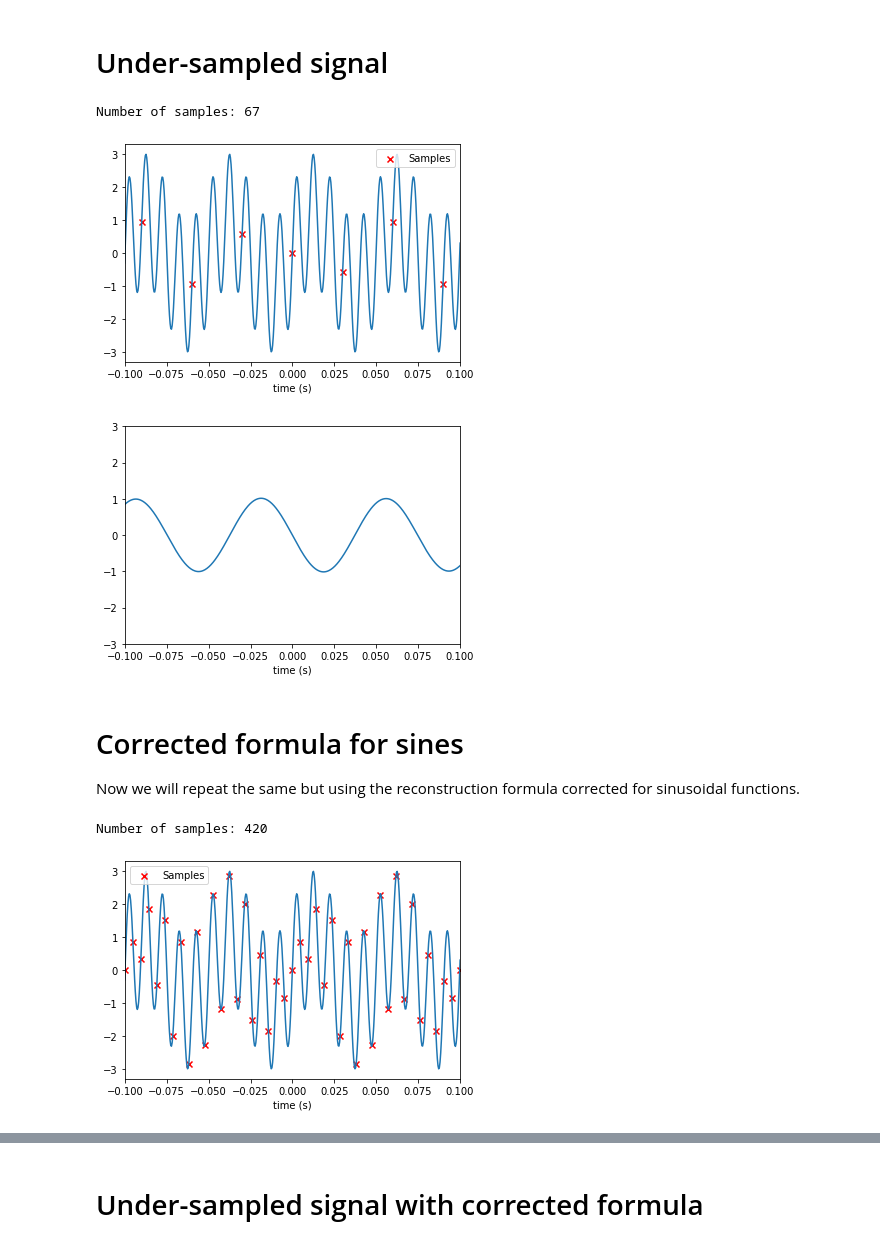
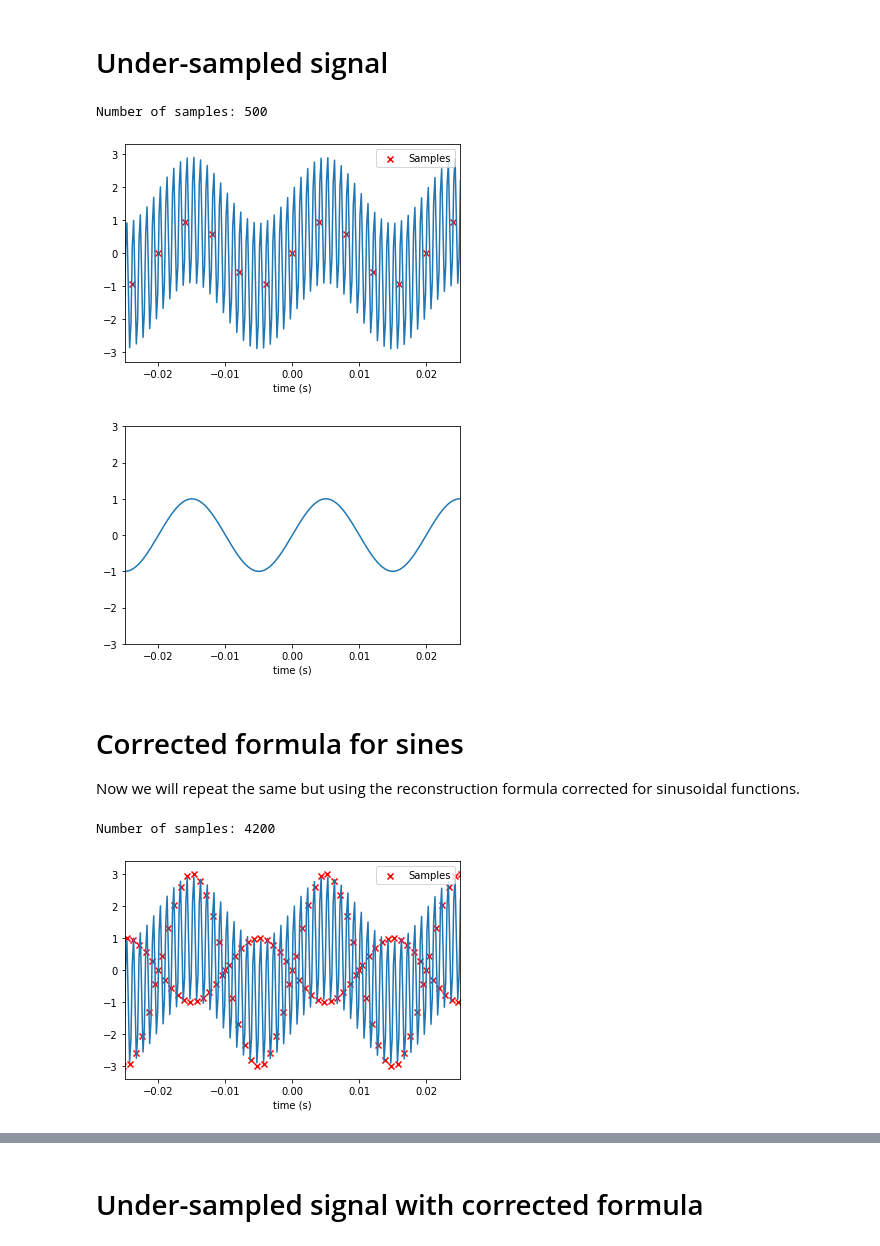
Before and after one commit to raquelgb98/TFG-mates, a Jupyter notebook: Nyquist-Shannon.ipynb, the cells around one changed output, grey strips where cells are left out. Saved outputs shown, nothing was run; the diff lists cells and outputs as text; code cells hidden in the pictures.

```diff
--- a/Nyquist-Shannon.ipynb
+++ b/Nyquist-Shannon.ipynb
@@ -14,14 +14,14 @@ pi = np.pi
 In this first part we use the reconstruction formula from the Nyquist-Shannon theorem valid only for finite energy functions. We do take a sampling frequency above the Nyquist rate.
 # %%
 T = 1 # the full time interval is [-T,T]
-window = 0.1 # we will only plot the function for the times in [-window,window]
-low_freq = 20
-high_freq = 100
+window = 0.025 # we will only plot the function for the times in [-window,window]
+low_freq = 50
+high_freq = 1000
 fs = 2.1*high_freq # sampling frequency, we take it slightly above 2W to prevent errors
 
 def points(fs,n):
     return n/(fs)
-t = np.linspace(-T,T,50*high_freq) # time
+t = np.linspace(-T,T,10000) # time
 N = np.int(np.ceil(2*fs*T)) # number of sample points
 n = np.arange(np.ceil(-N/2),np.ceil(N/2),1)
 sample_points = points(fs,n)
@@ -89,14 +89,14 @@ The absolut error is: 0.061683536997394345
 # Under-sampled signal
 # %%
 T = 1 # the full time interval is [-T,T]
-window = 0.1 # we will only plot the function for the times in [-window,window]
-low_freq = 20
-high_freq = 100
-fs = high_freq/3 # sampling frequency, we sample much below 2W
+window = 0.025 # we will only plot the function for the times in [-window,window]
+low_freq = 50
+high_freq = 1000
+fs = high_freq/4 # sampling frequency, we sample much below 2W
 
 def points(fs,n):
     return n/(fs)
-t = np.linspace(-T,T,50*high_freq) # time
+t = np.linspace(-T,T,10000) # time
 N = np.int(np.ceil(2*fs*T)) # number of sample points
 n = np.arange(np.ceil(-N/2),np.ceil(N/2),1)
 sample_points = points(fs,n)
@@ -117,8 +117,8 @@ plt.legend()
 plt.savefig('NS2.png',bbox_inches='tight')
 print('Number of samples:',N)
 # %% [output]
-Number of samples: 67
+Number of samples: 500
-[figure, old version]
+[figure, new version]
 # %%
 # Reconstructed signal
 def impulse(t,n,fs):
@@ -132,44 +132,44 @@ plt.xlabel('time (s)')
 plt.ylim((-3,3))
 plt.savefig('NS2reconstructed.png',bbox_inches='tight')
 # %% [output]
-[figure, old version]
+[figure, new version]
 # %% [markdown]
 # Corrected formula for sines
 
 Now we will repeat the same but using the reconstruction formula corrected for sinusoidal functions.
 # %%
 T = 1 # the full time interval is [-T,T]
-window = 0.1 # we will only plot the function for the times in [-window,window]
-low_freq = 20
-high_freq = 100
+window = 0.025 # we will only plot the function for the times in [-window,window]
+low_freq = 50
+high_freq = 1000
 fs = 2.1*high_freq # sampling frequency, we take it slightly above 2W to prevent errors
 epsilon = pi*fs-2*pi*high_freq
 
 def points(fs,n):
     return n/(fs)
-t = np.linspace(-T,T,50*high_freq) # time
+t = np.linspace(-T,T,10000) # time
 N = np.int(np.ceil(2*fs*T)) # number of sample points
 n = np.arange(np.ceil(-N/2),np.ceil(N/2),1)
 sample_points = points(fs,n)
 
 # Now we define our function:
 def f(x):
     return np.sin(2*pi*low_freq*x) + 2*np.sin(2*pi*high_freq*x)
 original_function = f(t)
 
 # We sample the function:
 sampled_function = f(sample_points)
 
 plt.plot(t,original_function)
 plt.scatter(sample_points,sampled_function, marker = 'x', color = 'red', label = 'Samples')
 plt.xlim((-window,window))
 plt.xlabel('time (s)')
 plt.legend()
 #plt.savefig('NS1.png',bbox_inches='tight')
 print('Number of samples:',N)
 # %% [output]
-Number of samples: 420
+Number of samples: 4200
-[figure, old version]
+[figure, new version]
 # %%
 def impulse(t,n,fs):
     return np.sin(pi*(fs*t-n))/(pi*(fs*t-n))
```
Also changed, not shown: parts of 9 cells of this notebook, 4 other files.
